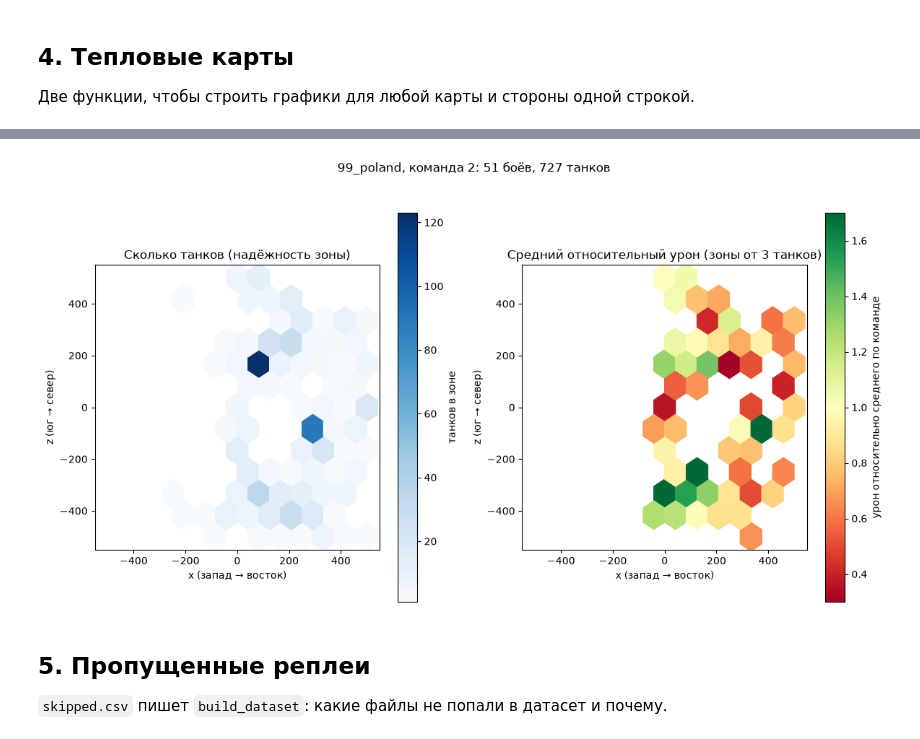
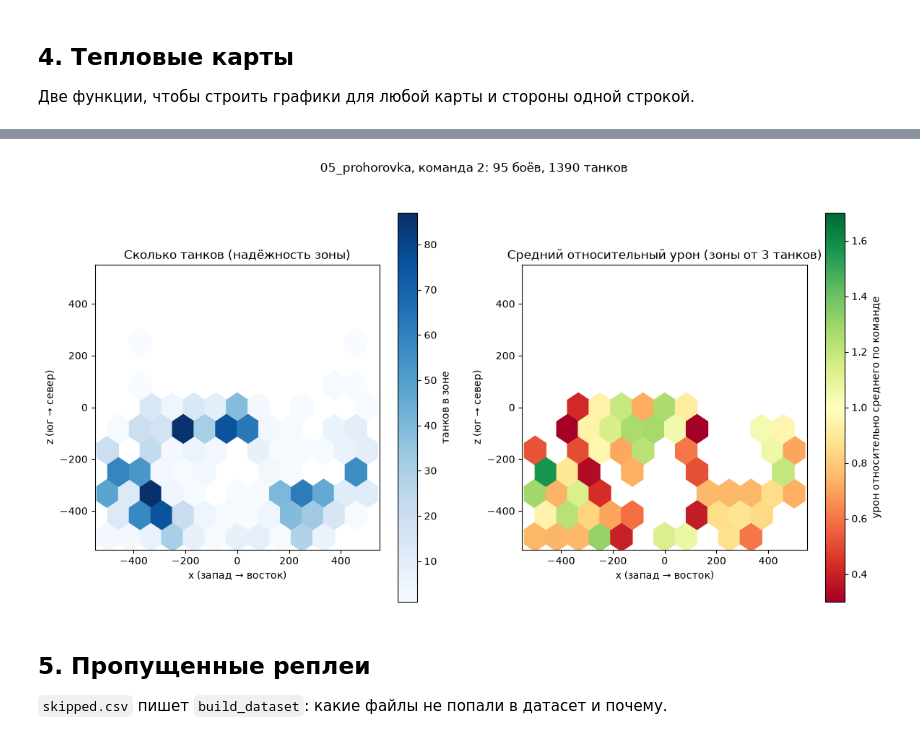
Before and after one commit to JIAIM/wotAI, a Jupyter notebook: notebooks/01_eda.ipynb, the cells around one changed output, grey strips where cells are left out. Saved outputs shown, nothing was run; the diff lists cells and outputs as text; code cells hidden in the pictures.

```diff
--- a/notebooks/01_eda.ipynb
+++ b/notebooks/01_eda.ipynb
@@ -208,7 +208,7 @@ plot_damage_heatmap(standard, "99_poland", team=1)
 # %%
-plot_damage_heatmap(standard, "99_poland", team=2)
+plot_damage_heatmap(standard, "05_prohorovka", team=2)
 # %% [output]
-[figure, old version]
+[figure, new version]
 # %% [markdown]
 ## 5. Пропущенные реплеи
 
```
Also changed, not shown: parts of 2 cells of this notebook, 1 other file.
